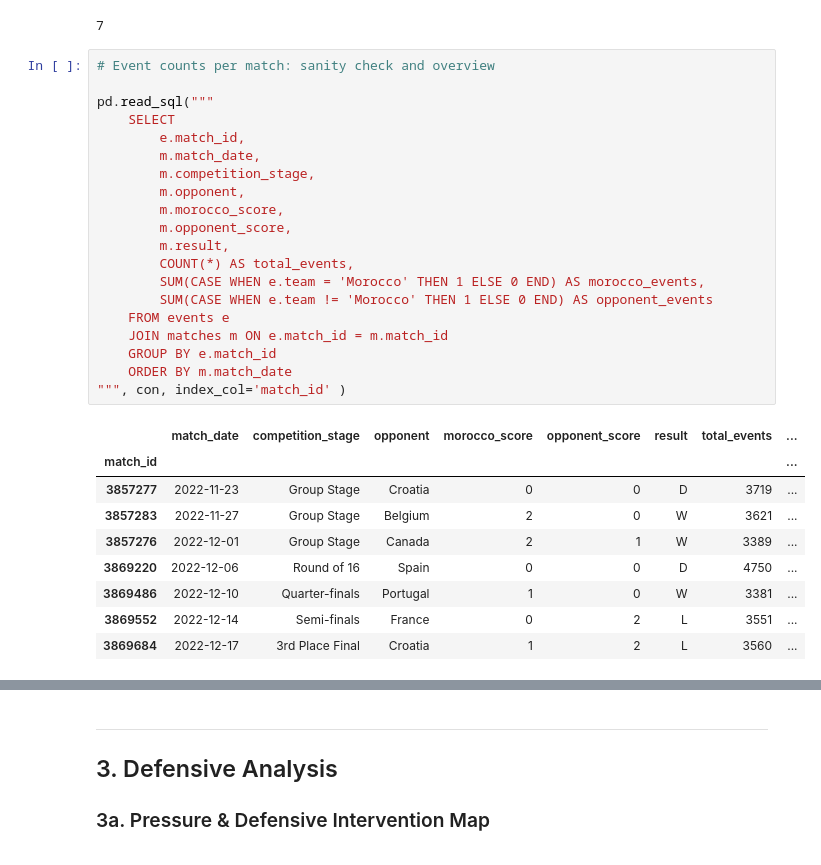
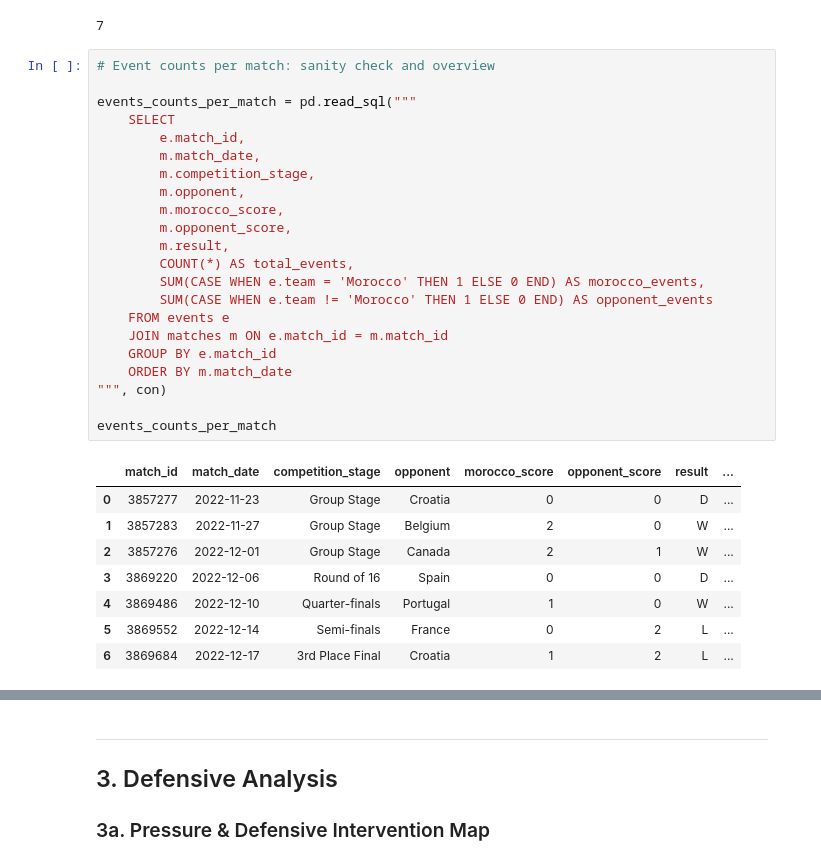
Before and after one commit to tarekhachad/morocco-wc22-analysis, a Jupyter notebook: notebooks/01_morocco_analysis.ipynb, the cells around one changed output, grey strips where cells are left out. Cells and saved outputs as stored; diff of their text form.

```diff
--- a/notebooks/01_morocco_analysis.ipynb
+++ b/notebooks/01_morocco_analysis.ipynb
@@ -261,30 +261,31 @@ match_summary.to_sql('matches', con, if_exists='replace', index=False)
 # %%
 # Event counts per match: sanity check and overview
 
-pd.read_sql("""
+events_counts_per_match = pd.read_sql("""
     SELECT
         e.match_id,
         m.match_date,
         m.competition_stage,
         m.opponent,
         m.morocco_score,
         m.opponent_score,
         m.result,
         COUNT(*) AS total_events,
         SUM(CASE WHEN e.team = 'Morocco' THEN 1 ELSE 0 END) AS morocco_events,
         SUM(CASE WHEN e.team != 'Morocco' THEN 1 ELSE 0 END) AS opponent_events
     FROM events e
     JOIN matches m ON e.match_id = m.match_id
     GROUP BY e.match_id
     ORDER BY m.match_date
-""", con, index_col='match_id' )
+""", con)
+
+events_counts_per_match
 # %% [output]
-|  | match_date | competition_stage | opponent | morocco_score | opponent_score | result | total_events | ... |
-| match_id |  |  |  |  |  |  |  | ... |
-| 3857277 | 2022-11-23 | Group Stage | Croatia | 0 | 0 | D | 3719 | ... |
-| 3857283 | 2022-11-27 | Group Stage | Belgium | 2 | 0 | W | 3621 | ... |
-| 3857276 | 2022-12-01 | Group Stage | Canada | 2 | 1 | W | 3389 | ... |
-| 3869220 | 2022-12-06 | Round of 16 | Spain | 0 | 0 | D | 4750 | ... |
-| 3869486 | 2022-12-10 | Quarter-finals | Portugal | 1 | 0 | W | 3381 | ... |
-| 3869552 | 2022-12-14 | Semi-finals | France | 0 | 2 | L | 3551 | ... |
-| 3869684 | 2022-12-17 | 3rd Place Final | Croatia | 1 | 2 | L | 3560 | ... |
+|  | match_id | match_date | competition_stage | opponent | morocco_score | opponent_score | result | ... |
+| 0 | 3857277 | 2022-11-23 | Group Stage | Croatia | 0 | 0 | D | ... |
+| 1 | 3857283 | 2022-11-27 | Group Stage | Belgium | 2 | 0 | W | ... |
+| 2 | 3857276 | 2022-12-01 | Group Stage | Canada | 2 | 1 | W | ... |
+| 3 | 3869220 | 2022-12-06 | Round of 16 | Spain | 0 | 0 | D | ... |
+| 4 | 3869486 | 2022-12-10 | Quarter-finals | Portugal | 1 | 0 | W | ... |
+| 5 | 3869552 | 2022-12-14 | Semi-finals | France | 0 | 2 | L | ... |
+| 6 | 3869684 | 2022-12-17 | 3rd Place Final | Croatia | 1 | 2 | L | ... |
```
Also changed, not shown: parts of 2 cells of this notebook, 1 other file.
